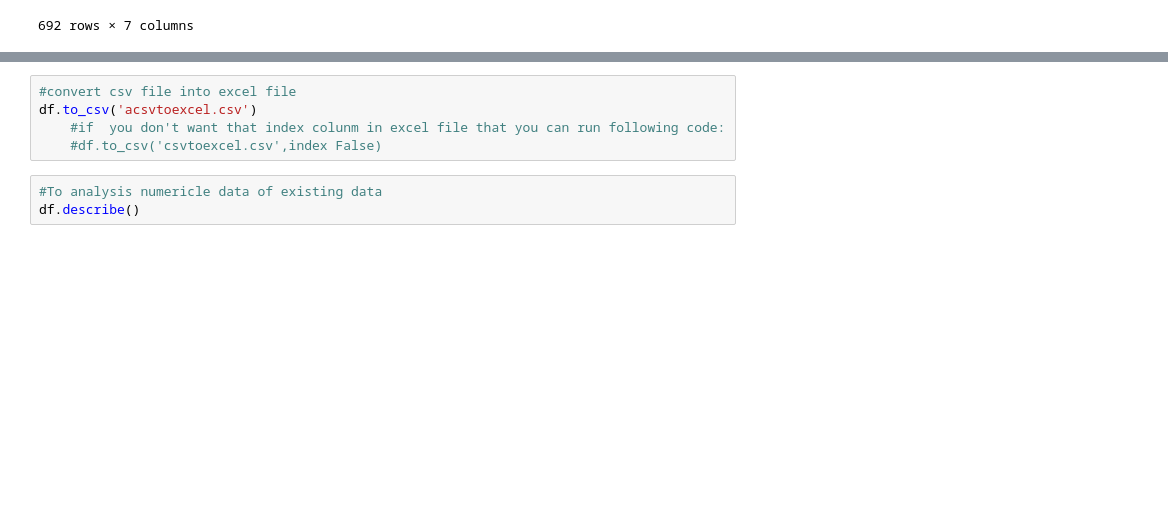
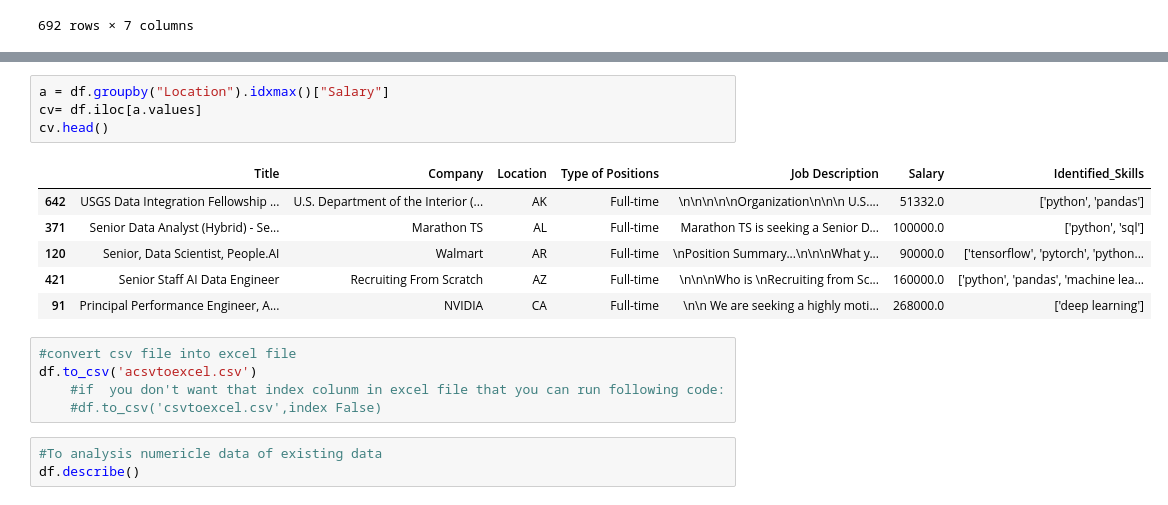
Before and after one commit to SharshS009/inventory, a Jupyter notebook: pandas.ipynb, the cells around one changed output, grey strips where cells are left out. Cells and saved outputs as stored; diff of their text form; blank space fills up the shorter version.

```diff
--- a/pandas.ipynb
+++ b/pandas.ipynb
@@ -20,3 +85,14 @@ df
+# %%
+a = df.groupby("Location").idxmax()["Salary"]
+cv= df.iloc[a.values]
+cv.head()
+# %% [output]
+|  | Title | Company | Location | Type of Positions | Job Description | Salary | Identified_Skills |
+| 642 | USGS Data Integration Fellowship ... | U.S. Department of the Interior (... | AK | Full-time | \n\n\n\n\nOrganization\n\n\n U.S.... | 51332.0 | ['python', 'pandas'] |
+| 371 | Senior Data Analyst (Hybrid) - Se... | Marathon TS | AL | Full-time | Marathon TS is seeking a Senior D... | 100000.0 | ['python', 'sql'] |
+| 120 | Senior, Data Scientist, People.AI | Walmart | AR | Full-time | \nPosition Summary...\n\n\nWhat y... | 90000.0 | ['tensorflow', 'pytorch', 'python... |
+| 421 | Senior Staff AI Data Engineer | Recruiting From Scratch | AZ | Full-time | \n\n\nWho is \nRecruiting from Sc... | 160000.0 | ['python', 'pandas', 'machine lea... |
+| 91 | Principal Performance Engineer, A... | NVIDIA | CA | Full-time | \n\n We are seeking a highly moti... | 268000.0 | ['deep learning'] |
 # %%
 #convert csv file into excel file
 df.to_csv('acsvtoexcel.csv')
```
Also changed, not shown: parts of 6 cells of this notebook, 1 other file.
